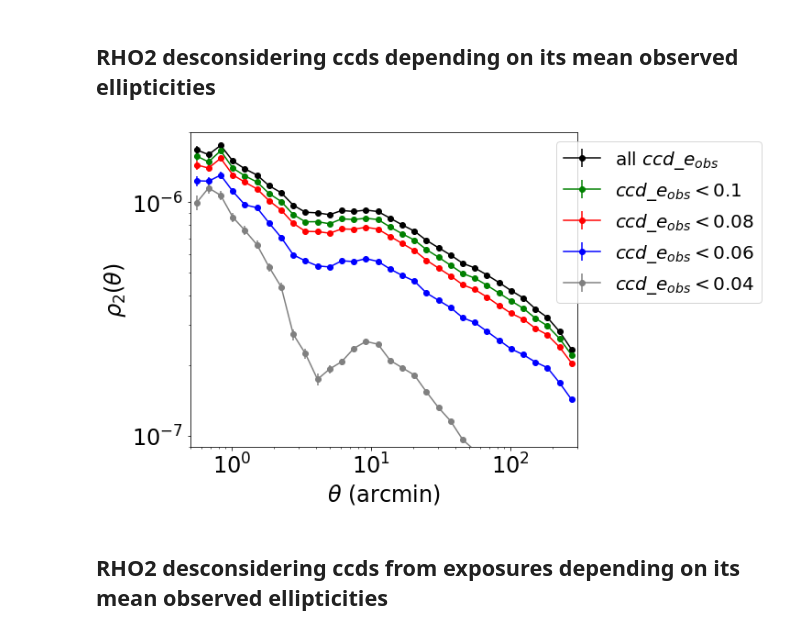
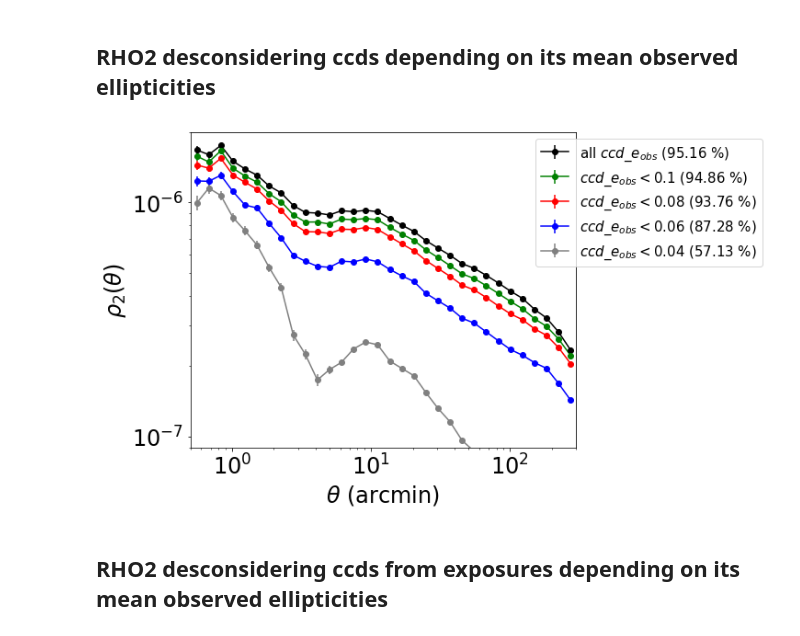
Before and after one commit to andalenavals/notebooks, a Jupyter notebook: y3a1-v29tests/y3a1-v29TESTS.ipynb, the cells around one changed output. Saved outputs shown, nothing was run; the diff lists cells and outputs as text; code cells hidden in the pictures.

```diff
--- a/y3a1-v29tests/y3a1-v29TESTS.ipynb
+++ b/y3a1-v29tests/y3a1-v29TESTS.ipynb
@@ -583,37 +583,38 @@ meanr_1,rho2p_1, sig_rho2_1, sqrtn_1 = readrho2fromjson("json/test3/allzones_ccd
 meanr_2,rho2p_2, sig_rho2_2, sqrtn_2 = readrho2fromjson("json/test3/allzones_ccd_eo0.08_rho_all_irz.json")
 meanr_3,rho2p_3, sig_rho2_3, sqrtn_3 = readrho2fromjson("json/test3/allzones_ccd_eo0.06_rho_all_irz.json")
 meanr_4,rho2p_4, sig_rho2_4, sqrtn_4 = readrho2fromjson("json/test3/allzones_ccd_eo0.04_rho_all_irz.json")
 
 fig=plt.figure(1,figsize=(12,6))
 
 pretty_rho2(meanr, rho2p, sig_rho2, sqrtn,figcolor='black')
 pretty_rho2(meanr_1, rho2p_1, sig_rho2_1, sqrtn_1,figcolor='green')
 pretty_rho2(meanr_2, rho2p_2, sig_rho2_2, sqrtn_2,figcolor='red')
 pretty_rho2(meanr_3, rho2p_3, sig_rho2_3, sqrtn_3,figcolor='blue')
 pretty_rho2(meanr_4, rho2p_4, sig_rho2_4, sqrtn_3,figcolor='gray')
 
 
 rho2_line = plt.errorbar(-meanr, rho2p, yerr=sig_rho2, color='black', marker='o')
 rho2_line_1 = plt.errorbar(-meanr_1, rho2p_1, yerr=sig_rho2_1, color='green', marker='o')
 rho2_line_2 = plt.errorbar(-meanr_2, rho2p_2, yerr=sig_rho2_2, color='red', marker='o')
 rho2_line_3 = plt.errorbar(-meanr_3, rho2p_3, yerr=sig_rho2_3, color='blue', marker='o')
 rho2_line_4 = plt.errorbar(-meanr_4, rho2p_4, yerr=sig_rho2_4, color='gray', marker='o')
 
 plt.legend([rho2_line, rho2_line_1, rho2_line_2, rho2_line_3 , rho2_line_4  ],
-           ['all '+r'$ccd\_e_{obs}$', r'$ccd\_e_{obs}<0.1$',r'$ccd\_e_{obs}<0.08$',
-            r'$ccd\_e_{obs}<0.06$',r'$ccd\_e_{obs}<0.04$'], loc='upper right', fontsize=20,
-           bbox_to_anchor=(1.5,1.0))#bbox_to_anchor=(0.5,-0.1)
+           ['all '+r'$ccd\_e_{obs}$' +' (95.16 $\%$)', r'$ccd\_e_{obs}<0.1$'+' (94.86 $\%$)',
+            r'$ccd\_e_{obs}<0.08$'+' (93.76 $\%$)', r'$ccd\_e_{obs}<0.06$'+' (87.28 $\%$)',
+            r'$ccd\_e_{obs}<0.04$'+' (57.13 $\%$)'],
+           loc='upper right', fontsize=15, bbox_to_anchor=(1.5,1.0))#bbox_to_anchor=(0.5,-0.1)
 plt.ylim( [9.e-8, 2.e-6] )
 plt.tick_params(axis='both', which='major', labelsize=24)
 plt.xlim( [0.5,300.] )
 plt.xlabel(r'$\theta$ (arcmin)', fontsize=24)
 plt.ylabel(r'$\rho_{2}(\theta)$', fontsize=24)
 plt.xscale('log')
 plt.yscale('log', nonposy='clip')
 plt.tight_layout()
 plt.savefig('rho2p_y3a1-v29_neglectingccdsbyeobs.pdf', dpi=150)
 # %% [output]
-[figure, old version]
+[figure, new version]
 # %% [markdown]
 ## RHO2 desconsidering ccds from exposures depending on its mean observed ellipticities
 # %%
```
Also changed, not shown: parts of 3 cells of this notebook, 6 other files.
